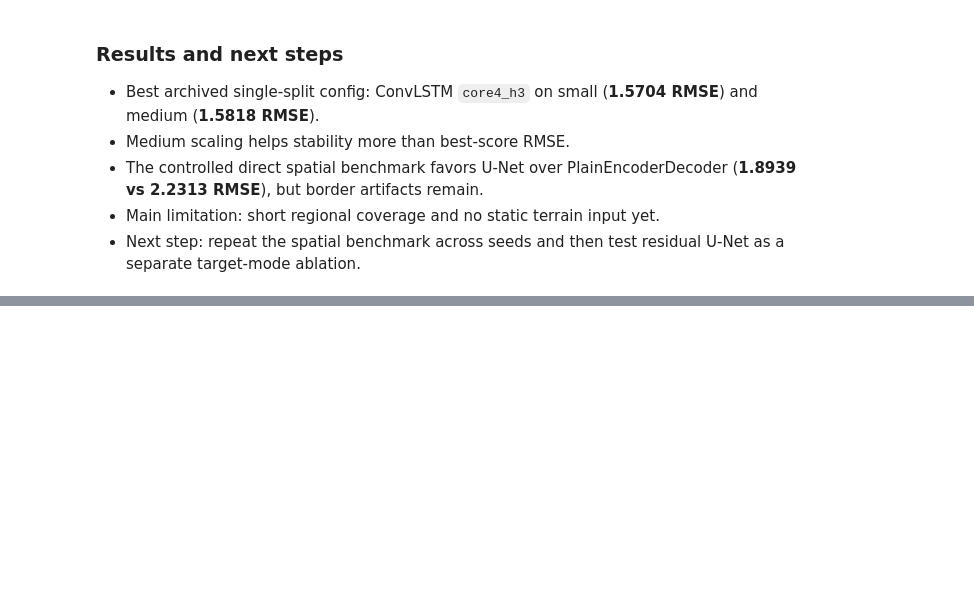
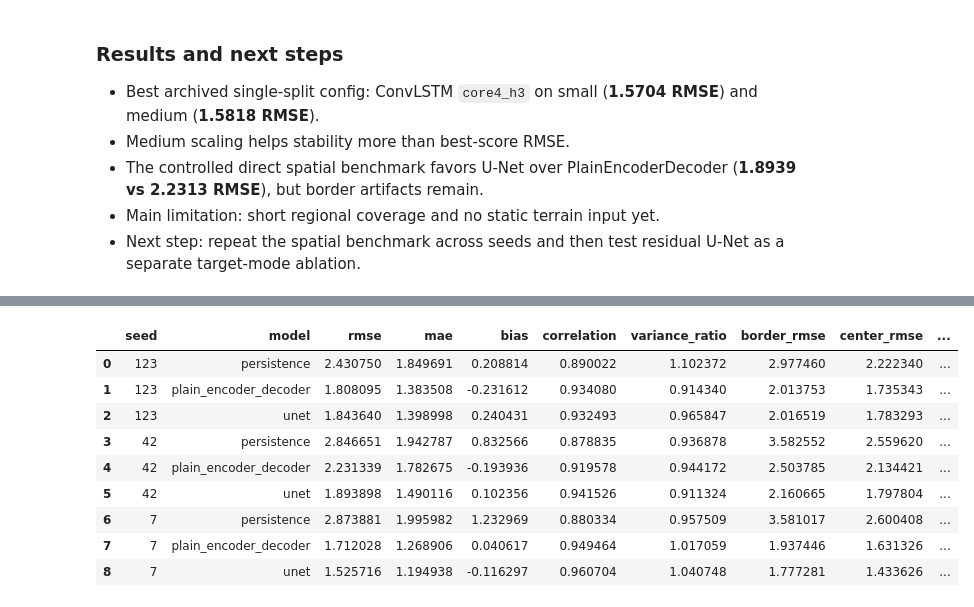
Before and after one commit to venkatavivekp-debug/robust-earth-forecast, a Jupyter notebook: notebooks/analysis.ipynb, the cells around one changed output, grey strips where cells are left out. Drawn from its saved outputs; the diff is of its cells as text; code cells hidden in the pictures; blank space fills up the shorter version.

Commit message:
update README and notebook with stability analysis

```diff
--- a/notebooks/analysis.ipynb
+++ b/notebooks/analysis.ipynb
@@ -435,0 +442,22 @@ Medium `core4_h3`, direct target mode, seed 42. All three models use the same sp
+# %%
+import pandas as pd
+from pathlib import Path
+
+_stab = ROOT / "results" / "spatial_benchmark_seed_stability" / "summary.csv"
+_agg = ROOT / "results" / "spatial_benchmark_seed_stability" / "aggregate_summary.csv"
+if _stab.is_file() and _agg.is_file():
+    display(pd.read_csv(_stab))
+    display(pd.read_csv(_agg))
+else:
+    print("Missing seed-stability CSVs. Run: python3 scripts/run_spatial_benchmark_seed_stability.py --aggregate-only --seeds 42 7 123")
+# %% [output]
+|  | seed | model | rmse | mae | bias | correlation | variance_ratio | border_rmse | center_rmse | ... |
+| 0 | 123 | persistence | 2.430750 | 1.849691 | 0.208814 | 0.890022 | 1.102372 | 2.977460 | 2.222340 | ... |
+| 1 | 123 | plain_encoder_decoder | 1.808095 | 1.383508 | -0.231612 | 0.934080 | 0.914340 | 2.013753 | 1.735343 | ... |
+| 2 | 123 | unet | 1.843640 | 1.398998 | 0.240431 | 0.932493 | 0.965847 | 2.016519 | 1.783293 | ... |
+| 3 | 42 | persistence | 2.846651 | 1.942787 | 0.832566 | 0.878835 | 0.936878 | 3.582552 | 2.559620 | ... |
+| 4 | 42 | plain_encoder_decoder | 2.231339 | 1.782675 | -0.193936 | 0.919578 | 0.944172 | 2.503785 | 2.134421 | ... |
+| 5 | 42 | unet | 1.893898 | 1.490116 | 0.102356 | 0.941526 | 0.911324 | 2.160665 | 1.797804 | ... |
+| 6 | 7 | persistence | 2.873881 | 1.995982 | 1.232969 | 0.880334 | 0.957509 | 3.581017 | 2.600408 | ... |
+| 7 | 7 | plain_encoder_decoder | 1.712028 | 1.268906 | 0.040617 | 0.949464 | 1.017059 | 1.937446 | 1.631326 | ... |
+| 8 | 7 | unet | 1.525716 | 1.194938 | -0.116297 | 0.960704 | 1.040748 | 1.777281 | 1.433626 | ... |
```
Also changed, not shown: parts of 3 cells of this notebook, 2 other files.
